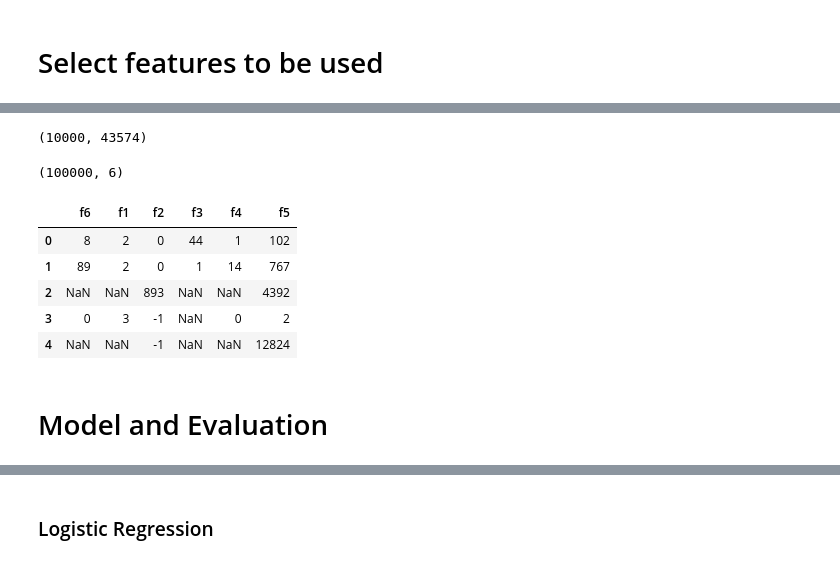
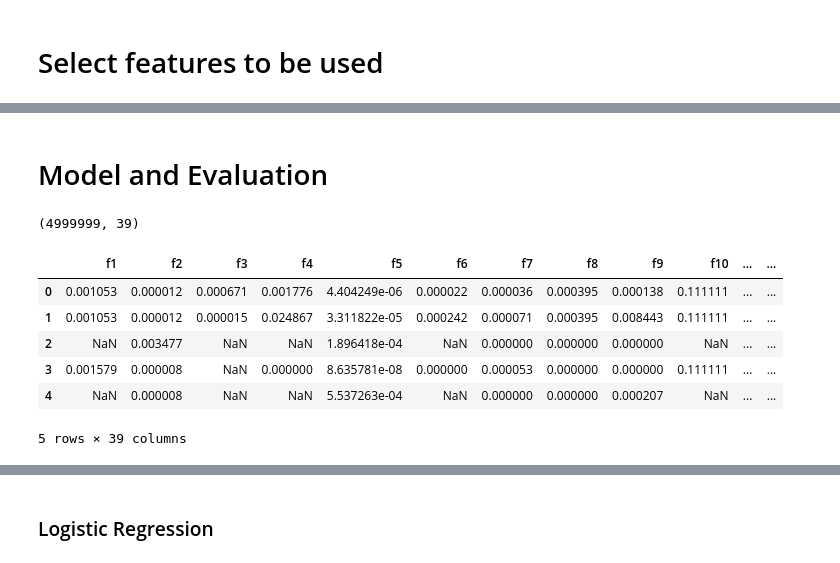
Before and after one commit to fnokeke/datasci, a Jupyter notebook: fab_hw1.ipynb, the cells around one changed output, grey strips where cells are left out. Saved outputs shown, nothing was run; the diff lists cells and outputs as text; code cells hidden in the pictures.

```diff
--- a/fab_hw1.ipynb
+++ b/fab_hw1.ipynb
@@ -146,19 +201,0 @@ xx.head()
-# %%
-xx = df.iloc[:10000,13:39]
-oh = pd.get_dummies(xx)
-print oh.shape
-# %% [output]
-(10000, 43574)
-# %%
-#cols_to_keep = all_columns[:13] + all_columns[17:24]
-df_onehot = encode_onehot(xx, ['f1', 'f2', 'f3', 'f4', 'f5'])
-print df_onehot.shape
-df_onehot.head()
-# %% [output]
-(100000, 6)
-|  | f6 | f1 | f2 | f3 | f4 | f5 |
-| 0 | 8 | 2 | 0 | 44 | 1 | 102 |
-| 1 | 89 | 2 | 0 | 1 | 14 | 767 |
-| 2 | NaN | NaN | 893 | NaN | NaN | 4392 |
-| 3 | 0 | 3 | -1 | NaN | 0 | 2 |
-| 4 | NaN | NaN | -1 | NaN | NaN | 12824 |
@@ -192,5 +202,15 @@ def encode_onehot(df, cols):
 # %% [markdown]
 # Model and Evaluation
-# %%
-X = df_onehot
-y = test_data.index.values
+# %%
+#X = pd.read_csv('one-hot-ready.csv')
+print X.shape
+X.head()
+# %% [output]
+(4999999, 39)
+|  | f1 | f2 | f3 | f4 | f5 | f6 | f7 | f8 | f9 | f10 | ... | ... |
+| 0 | 0.001053 | 0.000012 | 0.000671 | 0.001776 | 4.404249e-06 | 0.000022 | 0.000036 | 0.000395 | 0.000138 | 0.111111 | ... | ... |
+| 1 | 0.001053 | 0.000012 | 0.000015 | 0.024867 | 3.311822e-05 | 0.000242 | 0.000071 | 0.000395 | 0.008443 | 0.111111 | ... | ... |
+| 2 | NaN | 0.003477 | NaN | NaN | 1.896418e-04 | NaN | 0.000000 | 0.000000 | 0.000000 | NaN | ... | ... |
+| 3 | 0.001579 | 0.000008 | NaN | 0.000000 | 8.635781e-08 | 0.000000 | 0.000053 | 0.000000 | 0.000000 | 0.111111 | ... | ... |
+| 4 | NaN | 0.000008 | NaN | NaN | 5.537263e-04 | NaN | 0.000000 | 0.000000 | 0.000207 | NaN | ... | ... |
+5 rows × 39 columns
```
Also changed, not shown: parts of 34 cells of this notebook.
